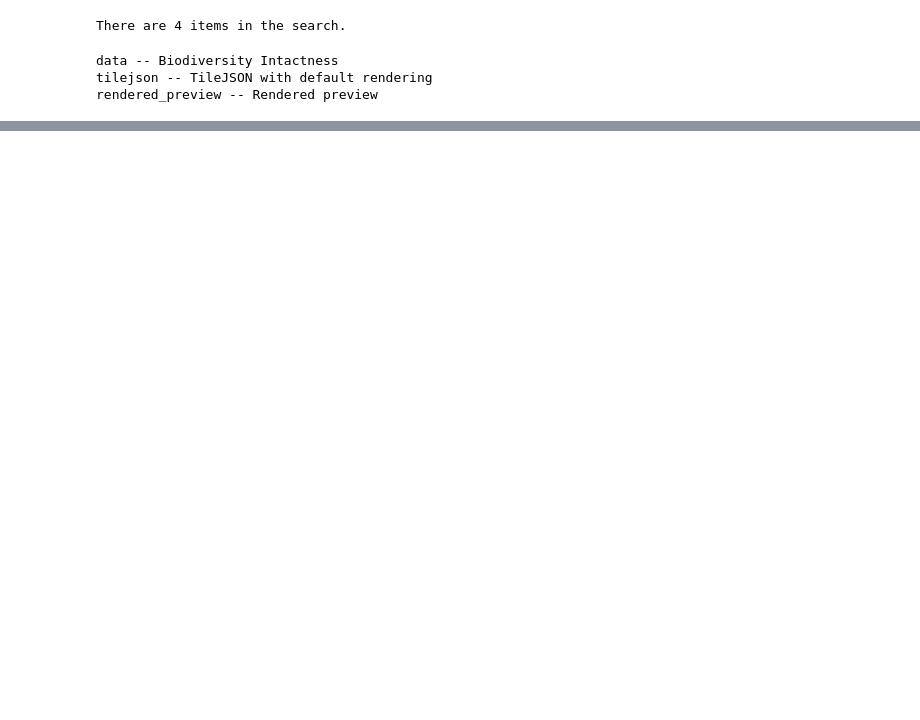
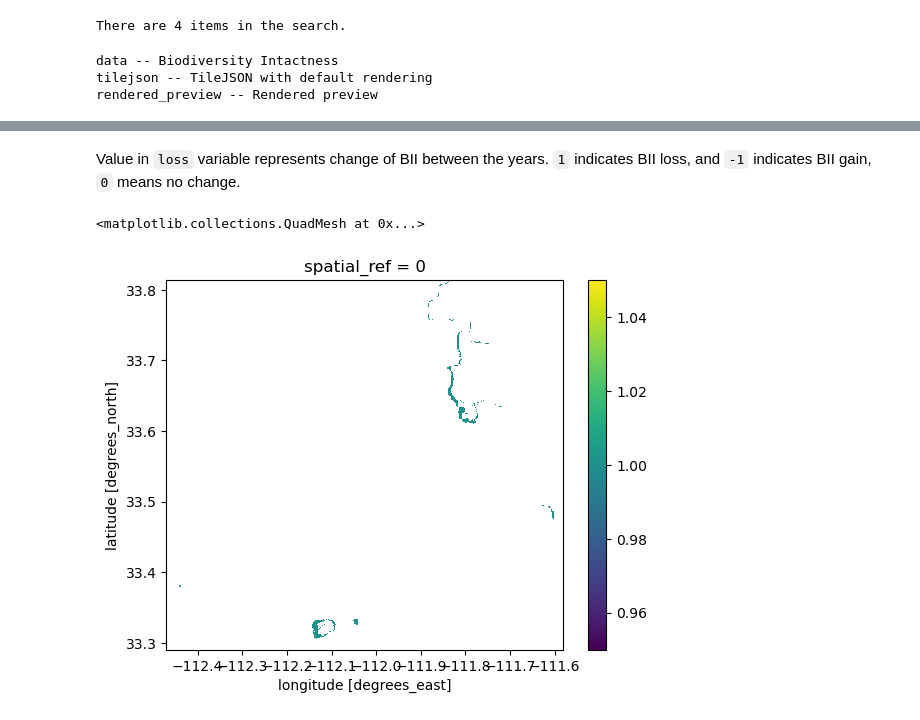
Before and after one commit to ZoeZhouJ/urban-bii-analysis, a Jupyter notebook: biodiveristy.ipynb, the cells around one changed output, grey strips where cells are left out. Saved outputs shown, nothing was run; the diff lists cells and outputs as text; code cells hidden in the pictures; blank space fills up the shorter version.

```diff
--- a/biodiveristy.ipynb
+++ b/biodiveristy.ipynb
@@ -162,0 +289,4 @@ Looks like
+# %%
+# Obtain BII loss between 2017 to 2020
+loss = over75_2017 - over75_2020
+loss
@@ -162,0 +306,10 @@ Looks like
+# %% [markdown]
+Value in `loss` variable represents change of BII between the years. `1` indicates BII loss, and `-1` indicates BII gain, `0` means no change.
+# %%
+# Select xarray cells with value of 1
+loss = loss.where(loss==1)
+loss
+loss.plot()
+# %% [output]
+<matplotlib.collections.QuadMesh at 0x...>
+[figure, added]
```
Also changed, not shown: parts of 22 cells of this notebook, 1 other file.
